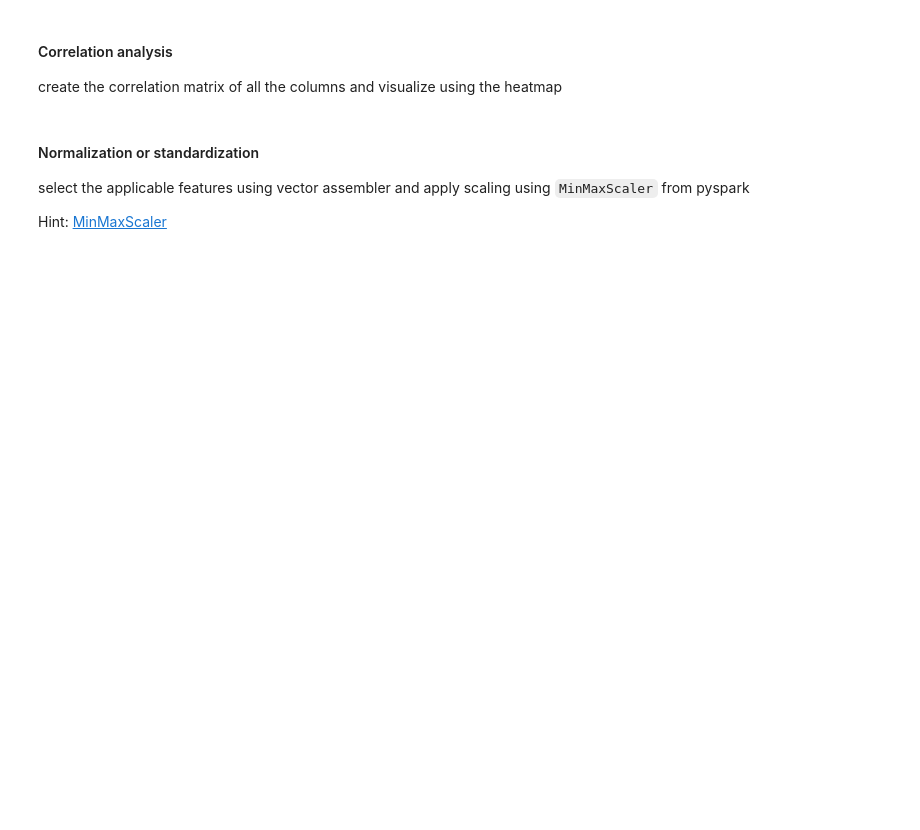
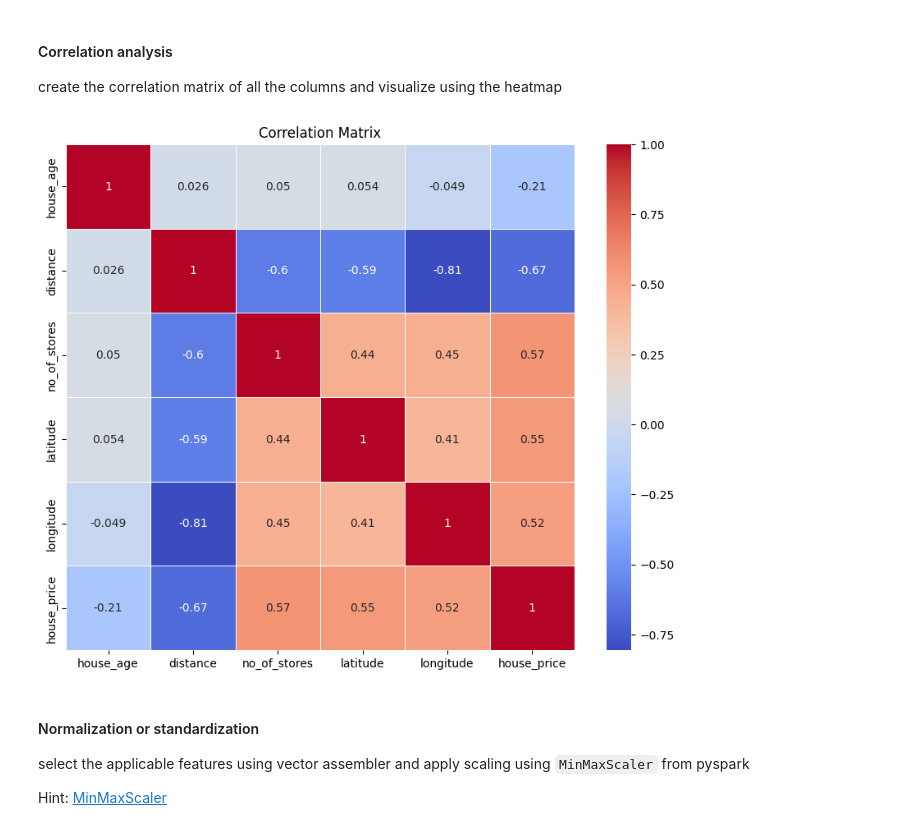
Before and after one commit to vchandraiitk/datascience, a Jupyter notebook: M7_NB_MiniProject_2_Simple_Analytics_Pyspark.ipynb, the cells around one changed output. Cells and saved outputs as stored; diff of their text form; code cells hidden in the pictures; blank space fills up the shorter version.

```diff
--- a/M7_NB_MiniProject_2_Simple_Analytics_Pyspark.ipynb
+++ b/M7_NB_MiniProject_2_Simple_Analytics_Pyspark.ipynb
@@ -436,3 +446,12 @@ create the correlation matrix of all the columns and visualize using the heatmap
+# %%
+# YOUR CODE HERE
+corr_matrix = dataset.select("house_age", "distance", "no_of_stores", "latitude", "longitude", "house_price").toPandas().corr()
+plt.figure(figsize=(10, 8))
+sns.heatmap(corr_matrix, annot=True, cmap='coolwarm', linewidths=0.5)
+plt.title('Correlation Matrix')
+plt.show()
+# %% [output]
+[figure, added]
 # %% [markdown]
 #### Normalization or standardization
 
```
Also changed, not shown: parts of 11 cells of this notebook.
